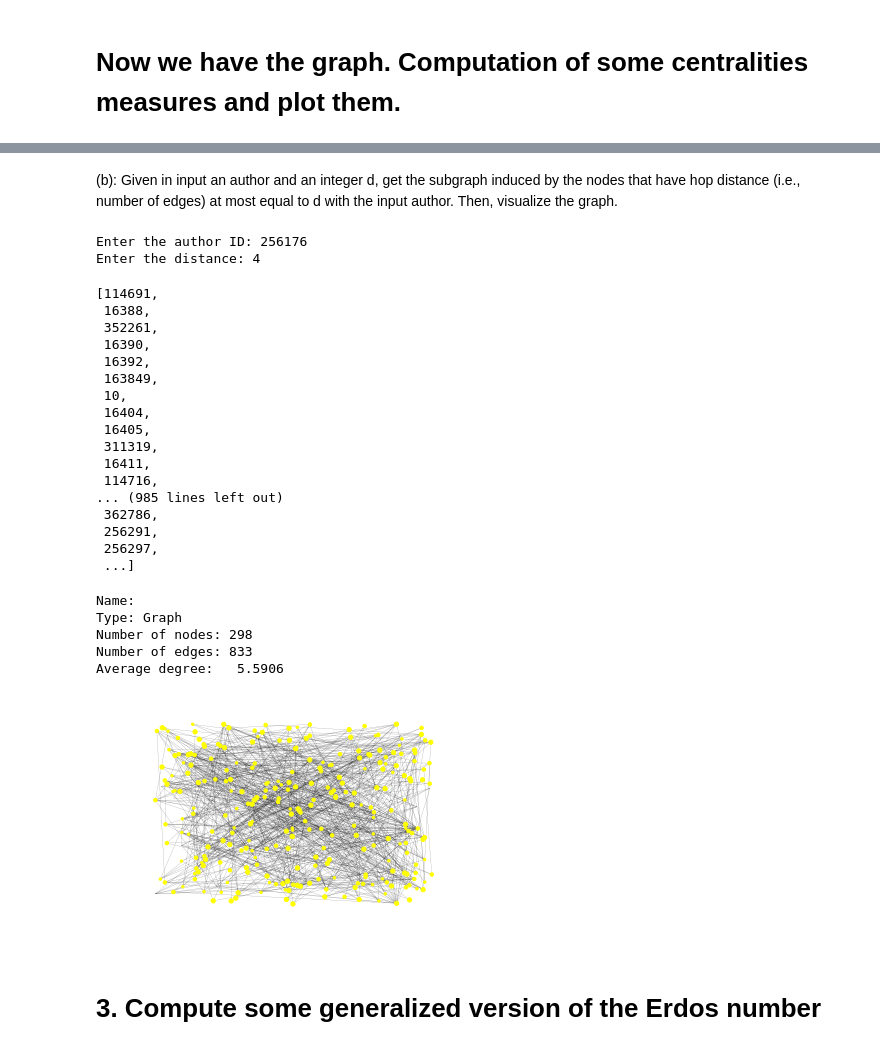
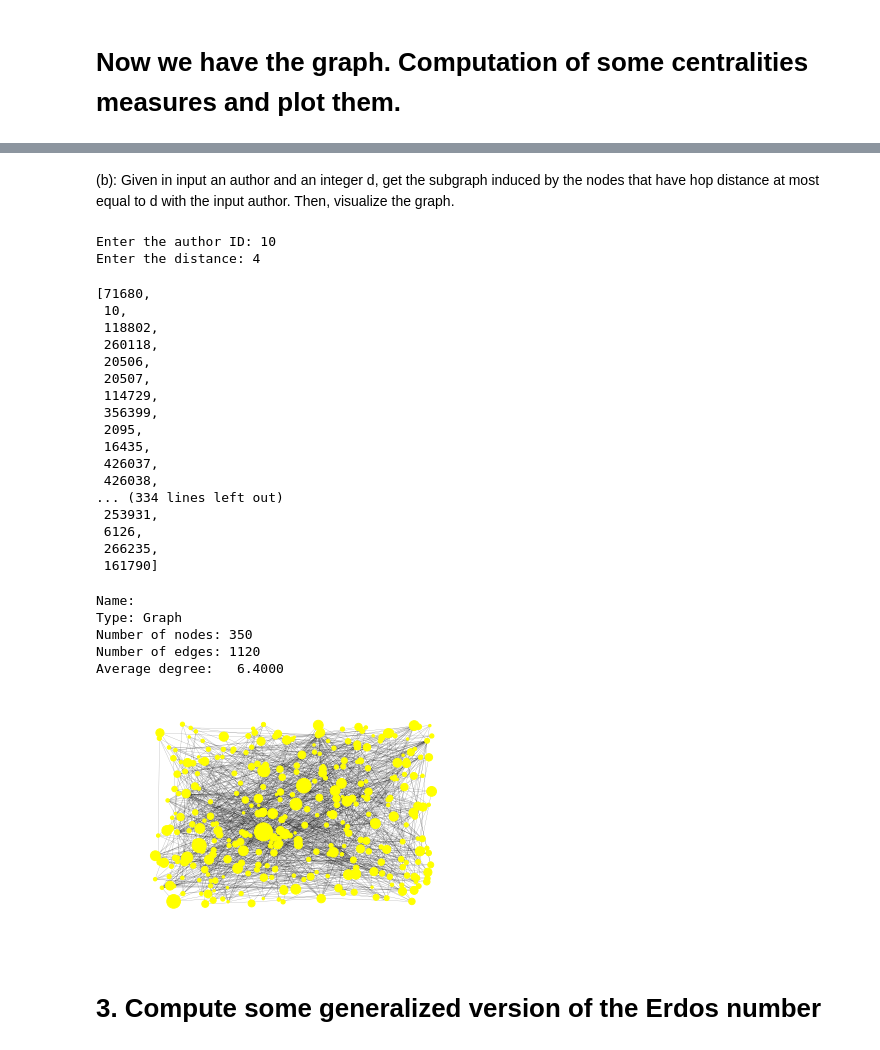
Before and after one commit to niharikaRachuri/ADM-HW4-Group-8, a Jupyter notebook: HW4 ADM.ipynb, the cells around one changed output, grey strips where cells are left out. Drawn from its saved outputs; the diff is of its cells as text; code cells hidden in the pictures.

```diff
--- a/HW4 ADM.ipynb
+++ b/HW4 ADM.ipynb
@@ -92,7 +94,7 @@ Creation of the graph G with the 'author_id'
 # %%
 G = nx.Graph()
-for authorid in authorsDict.keys():
-    G.add_node(authorid)
+for author_id in authorsDict.keys():
+    G.add_node(author_id)
 # %%
 print(nx.info(G))
 # %% [output]
@@ -113,5 +115,5 @@ plt.show()
 # %%
-# Loading all the publications id's into a list for easy access
+# Loading all the publications ID's into a list for easy access
 pubIdList = []
 for i in range(len(data)):
     pubIdList.append(data[i]['id_publication_int'])
@@ -128,7 +130,7 @@ for i in range(len(data)):
     combinationsAll = list(itertools.combinations(authorList, 2))
     #print(combinationsAll)
     for k in combinationsAll :
-        G.add_edge((k[0]), (k[1]), weight = DistJaccard(authorsDict[k[0]],authorsDict[k[1]]))
+        G.add_edge((k[0]), (k[1]), weight = 1 - DistJaccard(authorsDict[k[0]],authorsDict[k[1]] ))
 # %%
 print(combinationsAll)
 # %% [output]
@@ -160,8 +162,8 @@ Create a list of IDs fr the authors that have partecipated to a conference (in i
 # %%
 authorsList=[]
-conferenceInput = int(input("enter the conference: "))
+conferenceInput = int(input("Enter the conference: "))
 for i in range(len(data)):
-    if data[i]['id_conference_int']==conferenceInput :
+    if data[i]['id_conference_int'] == conferenceInput :
         for j in range(len(data[i]['authors'])):
             data[i]['authors'][j]['author_id']
             authorsList.append(data[i]['authors'][j]['author_id'])
@@ -266,71 +308,56 @@ plt.show()
 # %% [markdown]
-(b): Given in input an author and an integer d, get the subgraph induced by the nodes that have hop distance (i.e., number of edges) at most equal to d with the input author. Then, visualize the graph.
+(b): Given in input an author and an integer d, get the subgraph induced by the nodes that have hop distance at most equal to d with the input author. Then, visualize the graph.
-# %%
-authorsName = {} # per ogni autore ho: authors_name e l'id_publication_int alla quale hanno partecipato
-                 # le chiavi del dizionario sono gli ID degli autori
-
-# key: author name, value = list(publication1,pub2,...)
-for i in range(len(data)):
-    for a in data[i]['authors']:
-        for j in range(len(data[i]['authors'])):
-            key = str(data[i]['authors'][j]['author_id']) # in key ho l'ID di ogni autore
-            if key in authorsDict.keys():
-                if data[i]['id_publication_int'] not in authorsDict[key]:
-                    authorsName[key].append(data[i]['id_publication_int'])
-            else:
-                authorsName[key] = [data[i]['id_publication_int']]
 # %%
 author = int(input("Enter the author ID: "))
 d = int(input("Enter the distance: "))
 def neighbourhood(a, dist, graph):
     l = []
     l.extend(G.neighbors(a))
-    for i in range(dist-1):
+    for i in range(dist - 1):
         for el in l:
             l.extend(G.neighbors(el))
             l = list(set(l))
     return l
 output = neighbourhood(author, d, G)
 # %% [output]
-Enter the author ID: 256176
+Enter the author ID: 10
 Enter the distance: 4
 # %%
 output
 # %% [output]
-[114691,
- 16388,
- 352261,
- 16390,
- 16392,
- 163849,
+[71680,
  10,
- 16404,
- 16405,
- 311319,
- 16411,
- 114716,
-... (985 lines left out)
- 362786,
- 256291,
- 256297,
- ...]
+ 118802,
+ 260118,
+ 20506,
+ 20507,
+ 114729,
+ 356399,
+ 2095,
+ 16435,
+ 426037,
+ 426038,
+... (334 lines left out)
+ 253931,
+ 6126,
+ 266235,
+ 161790]
 # %%
 G1 = G.subgraph(output)
-print(
-    nx.info(G1))
+print(nx.info(G1))
 # %% [output]
 Name:
 Type: Graph
-Number of nodes: 298
-Number of edges: 833
-Average degree:   5.5906
+Number of nodes: 350
+Number of edges: 1120
+Average degree:   6.4000
 # %%
 pos = nx.random_layout(G1)
-nx.draw_networkx_nodes(G1, pos, node_shape = "o", node_size = [v*6 for v in degDict.values()] , node_color = "yellow")
+nx.draw_networkx_nodes(G1, pos, node_shape = "o", node_size = [v*6 for v in degrees.values()] , node_color = "yellow")
 nx.draw_networkx_edges(G1, pos, width = 0.2 , edge_color = "black", alpha = 0.5)
 plt.axis('off')
 plt.show()
 # %% [output]
-[figure, old version]
+[figure, new version]
 # %% [markdown]
 # 3. Compute some generalized version of the Erdos number
```
Also changed, not shown: parts of 26 cells of this notebook.
